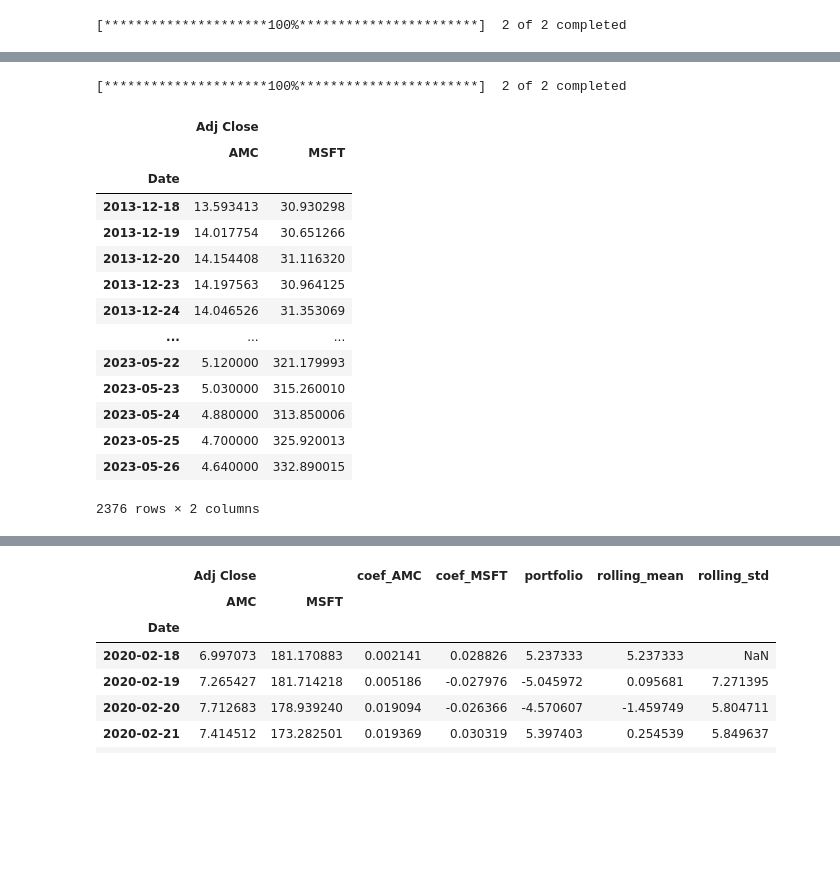
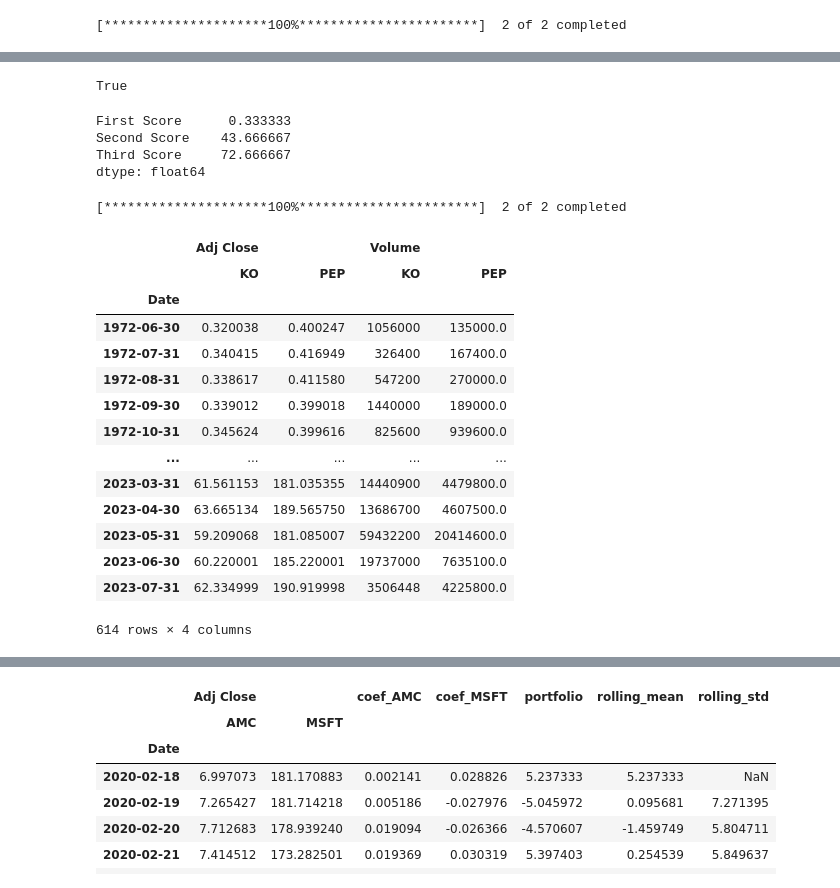
Before and after one commit to LightFormingAGC/Stock_Prediction, a Jupyter notebook: Mean_Reverting/meanRevPort.ipynb, the cells around one changed output, grey strips where cells are left out. Cells and saved outputs as stored; diff of their text form; code cells hidden in the pictures; blank space fills up the shorter version.

```diff
--- a/Mean_Reverting/meanRevPort.ipynb
+++ b/Mean_Reverting/meanRevPort.ipynb
@@ -92,3 +128,30 @@ array([[ 0.00673349,  0.01831844],
+# %%
+a = 0
+not a
+# %% [output]
+True
+# %%
+
+# importing pandas as pd
+import pandas as pd
+
+# importing numpy as np
+import numpy as np
+
+# dictionary of lists
+dict = {'First Score':[True, False, np.nan, False],
+        'Second Score': [30, 45, 56, np.nan],
+        'Third Score':[np.nan, 40, 80, 98]}
+
+# creating a dataframe from list
+df = pd.DataFrame(dict)
+
+df.mean(axis = 0)
+# %% [output]
+First Score      0.333333
+Second Score    43.666667
+Third Score     72.666667
+dtype: float64
 # %%
 # cwd = os.getcwd()
 # # get rid of the last folder
@@ -115,29 +178,33 @@ array([[ 0.00673349,  0.01831844],
 
 # print(len(stationary)/len(data))
 # %%
-tickers = ('AMC', 'MSFT')
+tickers = ('KO', 'PEP')
 
-data = wb.DataReader(tickers, data_source='yahoo', interval='1d')[['Adj Close']]
+# scrap once a month
+data = wb.DataReader(tickers, data_source='yahoo', interval='1d')[['Adj Close', 'Volume']]
+# make it a monthly data
+data = data.resample('M').last()
+
 
 data = data.dropna()
 data
 # %% [output]
 [*********************100%***********************]  2 of 2 completed
-|  | Adj Close |  |
-|  | AMC | MSFT |
-| Date |  |  |
-| 2013-12-18 | 13.593413 | 30.930298 |
-| 2013-12-19 | 14.017754 | 30.651266 |
-| 2013-12-20 | 14.154408 | 31.116320 |
-| 2013-12-23 | 14.197563 | 30.964125 |
-| 2013-12-24 | 14.046526 | 31.353069 |
-| ... | ... | ... |
-| 2023-05-22 | 5.120000 | 321.179993 |
-| 2023-05-23 | 5.030000 | 315.260010 |
-| 2023-05-24 | 4.880000 | 313.850006 |
-| 2023-05-25 | 4.700000 | 325.920013 |
-| 2023-05-26 | 4.640000 | 332.890015 |
+|  | Adj Close |  | Volume |  |
+|  | KO | PEP | KO | PEP |
+| Date |  |  |  |  |
+| 1972-06-30 | 0.320038 | 0.400247 | 1056000 | 135000.0 |
+| 1972-07-31 | 0.340415 | 0.416949 | 326400 | 167400.0 |
+| 1972-08-31 | 0.338617 | 0.411580 | 547200 | 270000.0 |
+| 1972-09-30 | 0.339012 | 0.399018 | 1440000 | 189000.0 |
+| 1972-10-31 | 0.345624 | 0.399616 | 825600 | 939600.0 |
+| ... | ... | ... | ... | ... |
+| 2023-03-31 | 61.561153 | 181.035355 | 14440900 | 4479800.0 |
+| 2023-04-30 | 63.665134 | 189.565750 | 13686700 | 4607500.0 |
+| 2023-05-31 | 59.209068 | 181.085007 | 59432200 | 20414600.0 |
+| 2023-06-30 | 60.220001 | 185.220001 | 19737000 | 7635100.0 |
+| 2023-07-31 | 62.334999 | 190.919998 | 3506448 | 4225800.0 |
-2376 rows × 2 columns
+614 rows × 4 columns
 # %%
 data[f'coef_{tickers[0]}'] = None
 data[f'coef_{tickers[1]}'] = None
```
Also changed, not shown: parts of 23 cells of this notebook, 33 other files.
